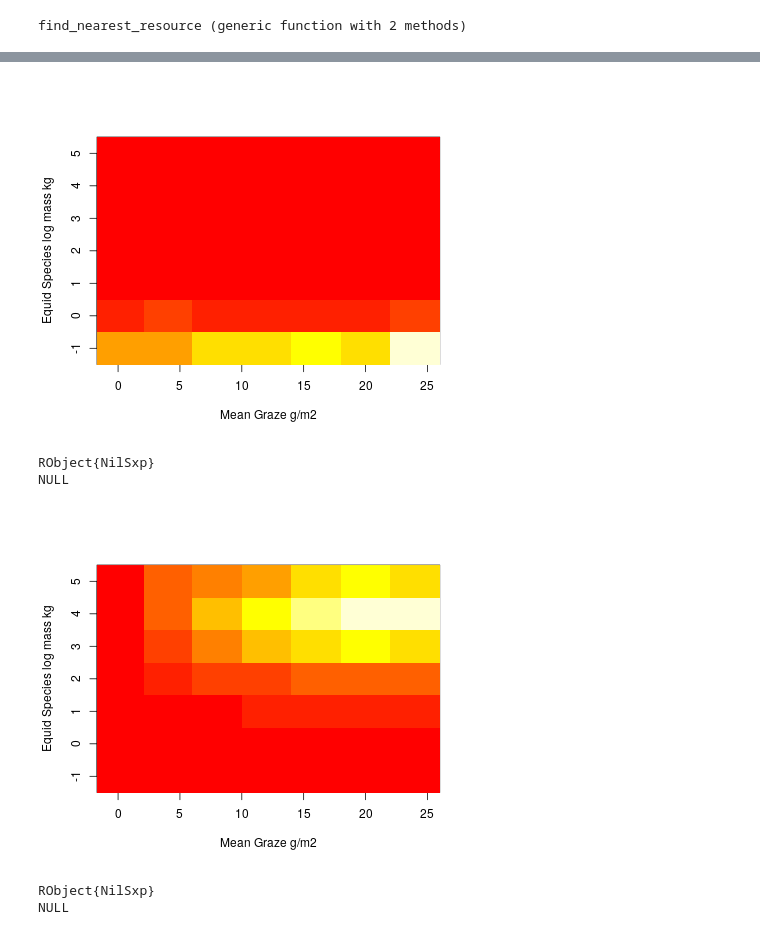
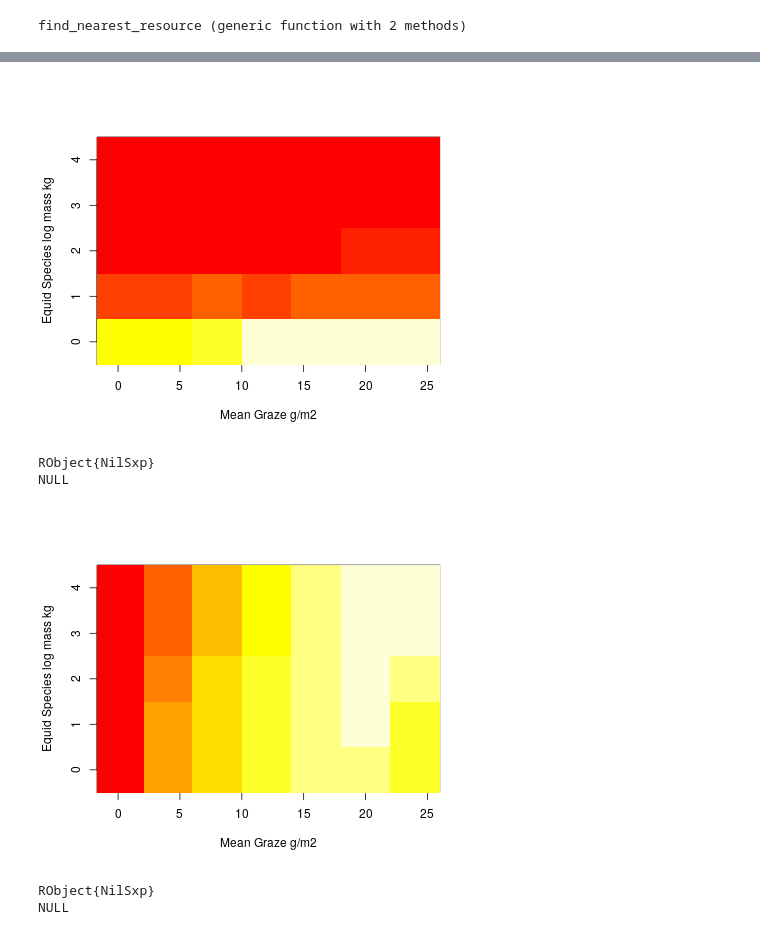
Before and after one commit to TaranRallings/foraging_model, a Jupyter notebook: foraging_model.ipynb, the cells around one changed output, grey strips where cells are left out. Saved outputs shown, nothing was run; the diff lists cells and outputs as text; code cells hidden in the pictures.

```diff
--- a/foraging_model.ipynb
+++ b/foraging_model.ipynb
@@ -64,12 +53,12 @@ strategy_id = repeat(collect(1:number_resources), inner=(length(target_values),
 target_weight = repeat(target_values, outer=(number_resources, 1));
 strategy_info = Tuple([strategy_id, target_weight]);
 # %%
-configurations = 1;
+configurations = 10;
 
 t = 0;   #[s]
 t_max = 100000; # 2629800s in a month
 
-species_list = [0.1, 1.0, 10.0, 100.0, 1000.0, 10000.0, 100000.0];
+species_list = [1.0, 10.0, 100.0, 1000.0, 10000.0];
 #species_list = [1000.0]
 number_species = length(species_list);
 
@@ -149,0 +120,2 @@ find_metabolism(1000)
+# %%
+a,b,c,d = find_metabolism(100)
@@ -380,21 +405,23 @@ image(y=log10($(species_list)),x=c($graze_vec) , z=$(fitness_data), ylab="Equid
         xlab="Mean Graze g/m2")
 """
 # %% [output]
-[figure, old version]
+[figure, new version]
 RObject{NilSxp}
 NULL
 # %%
+graze = graze_data ./ sum(graze_data ,dims=1);
+
 # graze in diet
 R"""
 
 library(RColorBrewer)
 pal<-brewer.pal(11,"Spectral")
 
-image(y=log10($(species_list)),x=c($graze_vec), z=$(graze_data), ylab="Equid Species log mass kg",
+image(y=log10($(species_list)),x=c($graze_vec), z=$(graze), ylab="Equid Species log mass kg",
         xlab="Mean Graze g/m2")
 """
 # %% [output]
-[figure, old version]
+[figure, new version]
 RObject{NilSxp}
 NULL
 # %%
```
Also changed, not shown: parts of 15 cells of this notebook, 2 other files.
